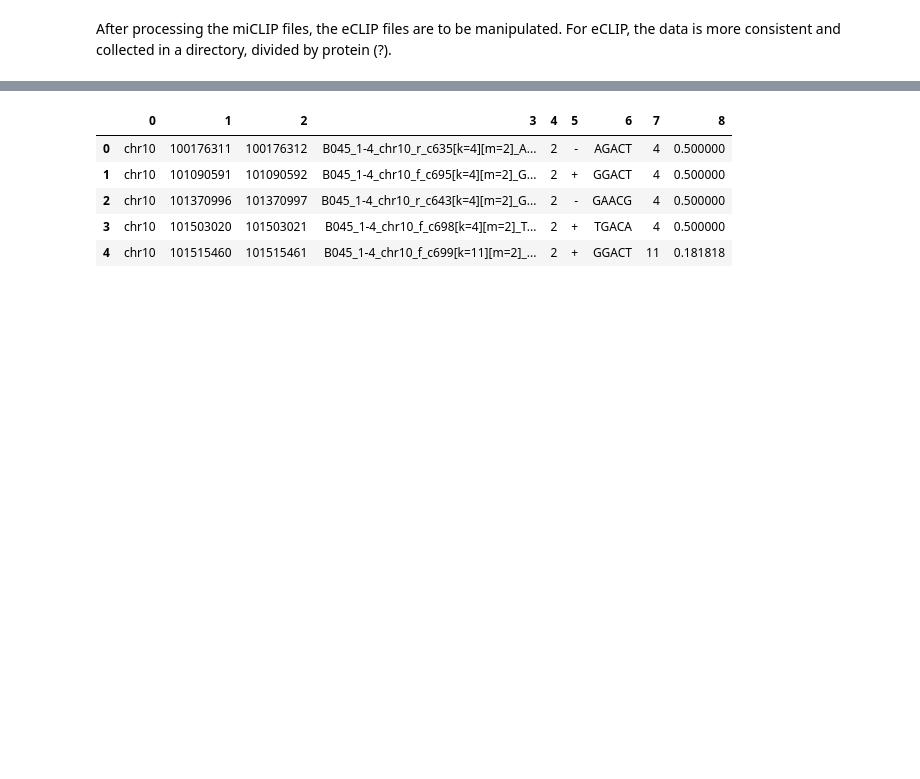
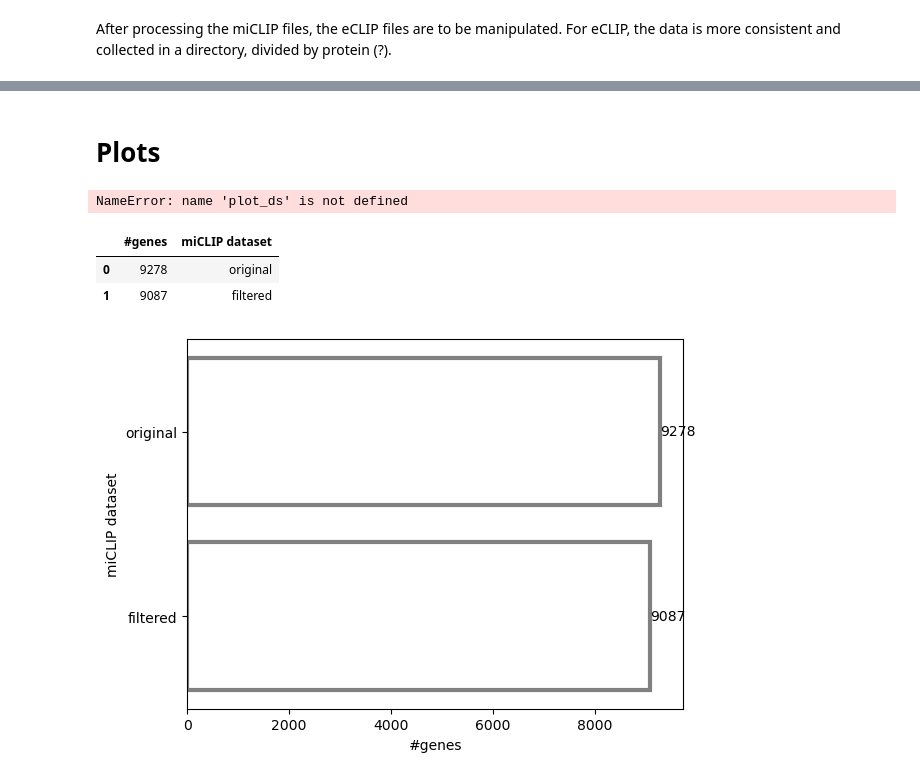
Before and after one commit to sofiamrtll/thesis, a Jupyter notebook: THESIS_Preprocessing.ipynb, the cells around one changed output, grey strips where cells are left out. Saved outputs shown, nothing was run; the diff lists cells and outputs as text; code cells hidden in the pictures; blank space fills up the shorter version.

```diff
--- a/THESIS_Preprocessing.ipynb
+++ b/THESIS_Preprocessing.ipynb
@@ -67,6 +96,6 @@ len(dfHEK)
 # %%
 #producing a dictionary from the file 'inconsistenciesENSEMBL_noNaN', which was created using the R script
-dfVersion = pd.read_excel("inconsistenciesENSEMBL_noNaN.xlsx", usecols = "B, C")
+dfVersion = pd.read_excel(f"{datapath}inconsistenciesENSEMBL_noNaN.xlsx", usecols = "B, C")
 
 dictionary = pd.Series(dfVersion['ensembl_gene_id.y'].values,index=dfVersion['ensembl_gene_id.x']).to_dict()
 
@@ -131,7 +160,7 @@ The long term goal is to support convergence towards a standard set of gene anno
 The dataset RNA-seq for HepG2 (Wold, ENCODE) is uploaded and the dataframe dfHep is produced. The dataset is processed analogously, removing non-expressed transcripts. In this case the original number of values is 207507, whereas the elements after the elimination correspond to 96044 gene identifiers. (?)
 PS: SEEMS LIKE gene_ids ARE NOT ONLY IN THE FORMAT ENSEMBL, IS THIS A PROBLEM? --> no
 # %%
-dfHep = pd.read_excel("HepG2.xlsx")
+dfHep = pd.read_excel(f"{datapath}HepG2.xlsx")
 print(len(dfHep))
 dfHep
 # %% [output]
@@ -254,3 +298,7 @@ len(df_miclip_ok)
+# %%
+
+#filter miCLIP
+df_miclip_ok, mi_original_len, mi_modified_len = flt.filter_CLIP(f"{datapath}miCLIP.bed", set_common_genes, f'{datapath}miCLIP.filt.out.bed')
 # %% [markdown]
 #starting to work on the fuction that is going to compare set_common_genes and the ids found in the CLIP files.
 #feature[9] example --> 'ENSG00000107521.20|HPS1|mRNA;ENSG00000264610.1|MIR4685|miRNA'
@@ -501,11 +330,0 @@ filter_eCLIP('processed/HNRNPC_HepG2/peaks.crosslink.anno.bed', 'processed/HNRNP
-# %%
-#apparently, there are no gene ids in this file, right?? - yes, just the range of positions
-df2 = pd.read_csv("C:/Users/sofia/Desktop/THESIS/PROJECT/GSE63753_hek293.abcam.CIMS.m6A.9536.bed.txt", sep='\t', header = None)
-df2.head()
-# %% [output]
-|  | 0 | 1 | 2 | 3 | 4 | 5 | 6 | 7 | 8 |
-| 0 | chr10 | 100176311 | 100176312 | B045_1-4_chr10_r_c635[k=4][m=2]_A... | 2 | - | AGACT | 4 | 0.500000 |
-| 1 | chr10 | 101090591 | 101090592 | B045_1-4_chr10_f_c695[k=4][m=2]_G... | 2 | + | GGACT | 4 | 0.500000 |
-| 2 | chr10 | 101370996 | 101370997 | B045_1-4_chr10_r_c643[k=4][m=2]_G... | 2 | - | GAACG | 4 | 0.500000 |
-| 3 | chr10 | 101503020 | 101503021 | B045_1-4_chr10_f_c698[k=4][m=2]_T... | 2 | + | TGACA | 4 | 0.500000 |
-| 4 | chr10 | 101515460 | 101515461 | B045_1-4_chr10_f_c699[k=11][m=2]_... | 2 | + | GGACT | 11 | 0.181818 |
@@ -511,0 +333,44 @@ df2.head()
+# %% [markdown]
+# Plots
+# %%
+#preparing the plots with the comparison between filtered and unfiltered datasets
+#this could easily become a function
+
+plot_ds['percentage'] = 100- ((plot_ds['modified length']/plot_ds['original length'] )* 100 )
+plot_ds['percentage'] = plot_ds['percentage'].map(lambda x : float("{:.4f}".format(x)))
+plot_ds['percentage'] = plot_ds['percentage'].map(lambda x : str(x) + '%')
+
+plot_ds_Hep = plot_ds[plot_ds.RBP.map(lambda x : "HepG2" in x)]
+plot_ds_K562 = plot_ds[plot_ds.RBP.map(lambda x : "K562" in x)]
+
+#K562
+figK,axK = flt.plot_original_modified(plot_ds_K562, 'K562')
+plt.savefig(f'{resultspath}Comparison_filt_unfilt_dataset_K562.png', bbox_inches='tight')
+
+#Hep
+fig, ax = flt.plot_original_modified(plot_ds_Hep, 'HepG2')
+plt.savefig(f'{resultspath}Comparison_filt_unfilt_dataset_HepG2.png', bbox_inches='tight')
+
+plt.show()
+# %% [output]
+NameError: name 'plot_ds' is not defined
+# %%
+d = {'#genes':[mi_original_len, mi_modified_len],'miCLIP dataset':['original','filtered']}
+df_plot_2 = pd.DataFrame(data=d)
+df_plot_2
+# %% [output]
+|  | #genes | miCLIP dataset |
+| 0 | 9278 | original |
+| 1 | 9087 | filtered |
+# %%
+ax = sns.barplot(
+    data=df_plot_2, x="#genes", y="miCLIP dataset",
+    errorbar=("pi", 50), capsize=.4, errcolor=".5",
+    linewidth=3, edgecolor=".5", facecolor=(0, 0, 0, 0),
+)
+ax.bar_label(ax.containers[0])
+#ax.text(0,0,ax.containers[0],color='green', ha='center')
+fig = ax.get_figure()
+fig.savefig("/home/ubuntu/results/Comparison_filt_unfilt_miclip.png")
+# %% [output]
+[figure, added]
```
Also changed, not shown: parts of 29 cells of this notebook.
